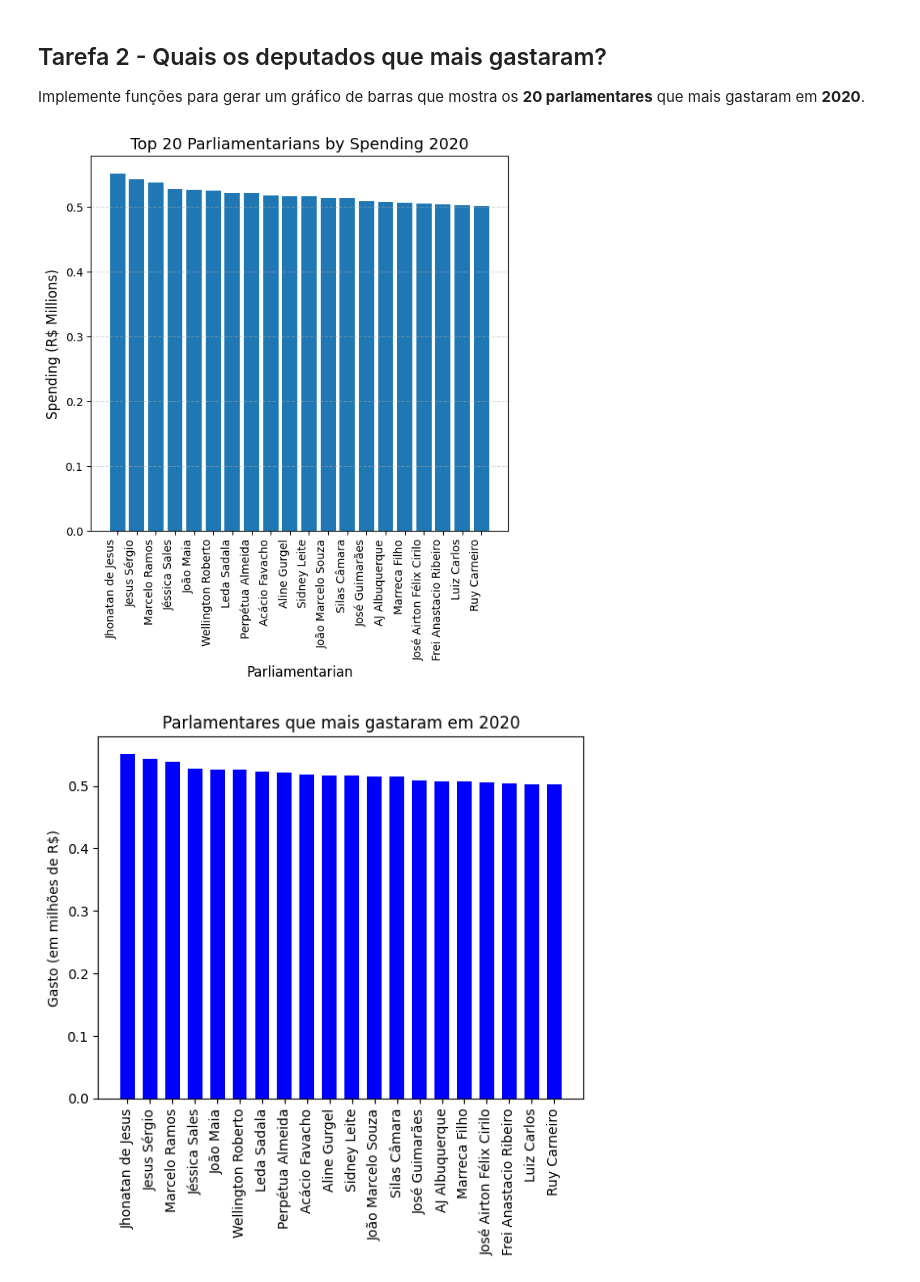
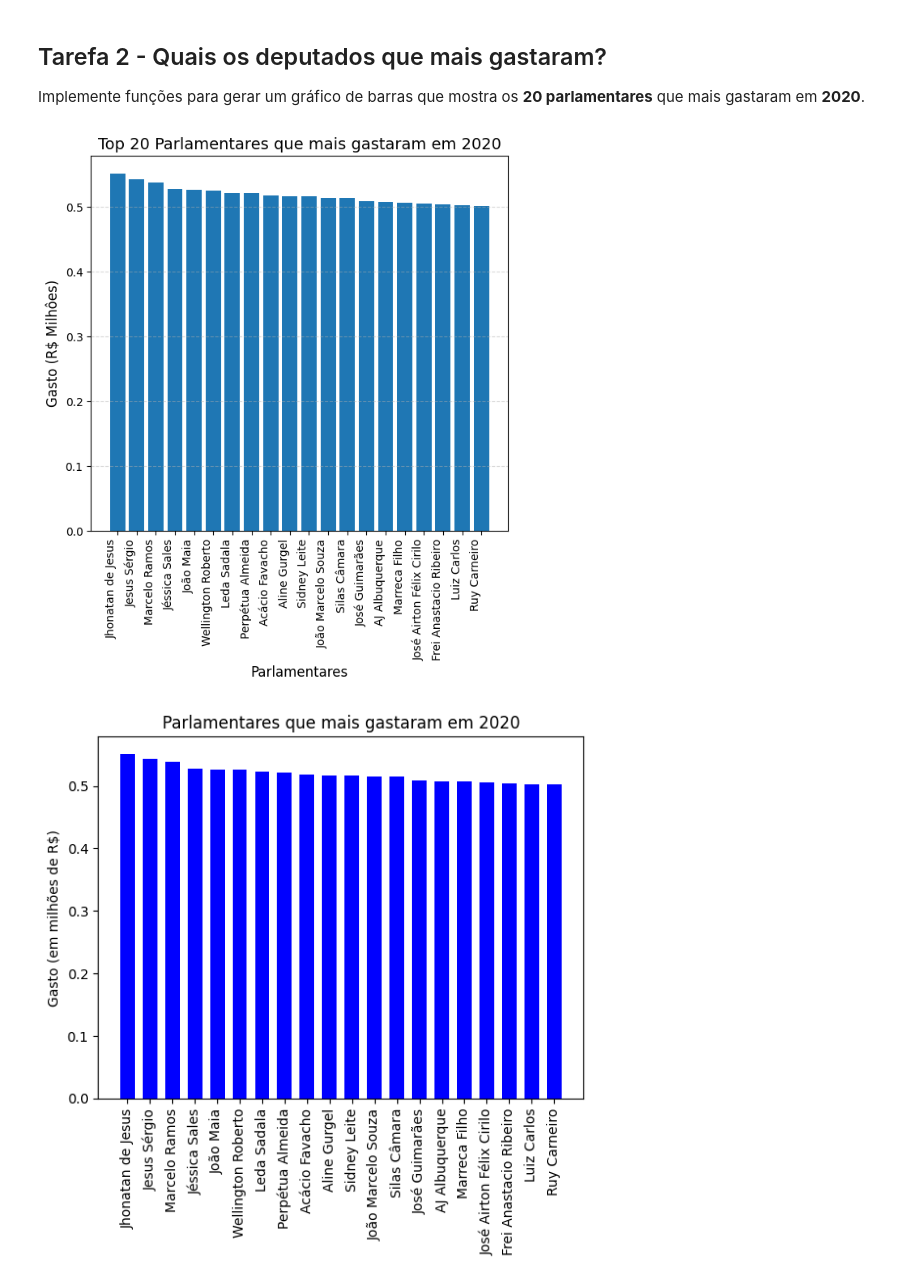
Before and after one commit to victorsouzalim4/Analise_de_Dados_Parlamentares, a Jupyter notebook: aula_pratica_10.ipynb, the cells around one changed output. Drawn from its saved outputs; the diff is of its cells as text; code cells hidden in the pictures.

```diff
--- a/aula_pratica_10.ipynb
+++ b/aula_pratica_10.ipynb
@@ -223,40 +223,40 @@ def plot_top_parliamentarians(parliamentarians, top_n=20):
 
     top_items = sorted(parliamentarians.items(), key=lambda item: item[1], reverse=True)[:top_n]
     nomes = [item[0] for item in top_items]
-    valores = [item[1] / 1_000_000 for item in top_items]  # converte para milhões
+    valores = [item[1] / 1_000_000 for item in top_items]
 
     plt.figure(figsize=(6, 7))
     bars = plt.bar(nomes, valores)
 
-    plt.title(f"Top {top_n} Parliamentarians by Spending 2020", fontsize=14)
-    plt.xlabel("Parliamentarian", fontsize=12)
-    plt.ylabel("Spending (R$ Millions)", fontsize=12)
+    plt.title(f"Top {top_n} Parlamentares que mais gastaram em 2020", fontsize=14)
+    plt.xlabel("Parlamentares", fontsize=12)
+    plt.ylabel("Gasto (R$ Milhôes)", fontsize=12)
     plt.xticks(rotation=90, ha='right')
     plt.tight_layout()
     plt.grid(axis='y', linestyle='--', alpha=0.5)
 
 
     plt.show()
 
 path = "dados_parlamentares/Ano-2020.csv"
 parliamentarians = {}
 data = read_csv_as_dicts(path=path)
 
 for row in data:
      name = row['txNomeParlamentar']
      value = row['vlrLiquido']
 
      if name and value:
           if name in parliamentarians:
                parliamentarians[name] += float(value)
           else:
                parliamentarians[name] = float(value)
 
 top_20 = dict(sorted(parliamentarians.items(), key=lambda item: item[1], reverse=True)[:20])
 
 plot_top_parliamentarians(parliamentarians=parliamentarians)
 # %% [output]
-[figure, old version]
+[figure, new version]
 # %%
 ## Não execute esta célula para não perder o gabarito
 # %% [output]
```
Also changed, not shown: parts of 4 cells of this notebook.
